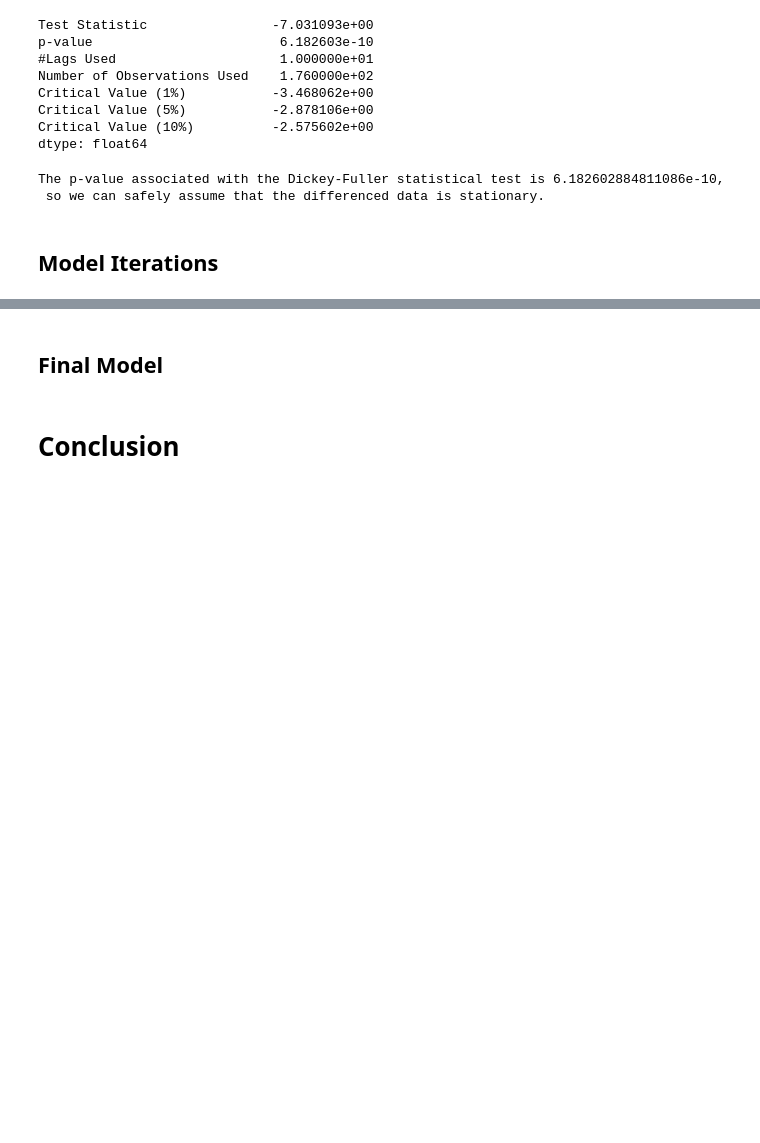
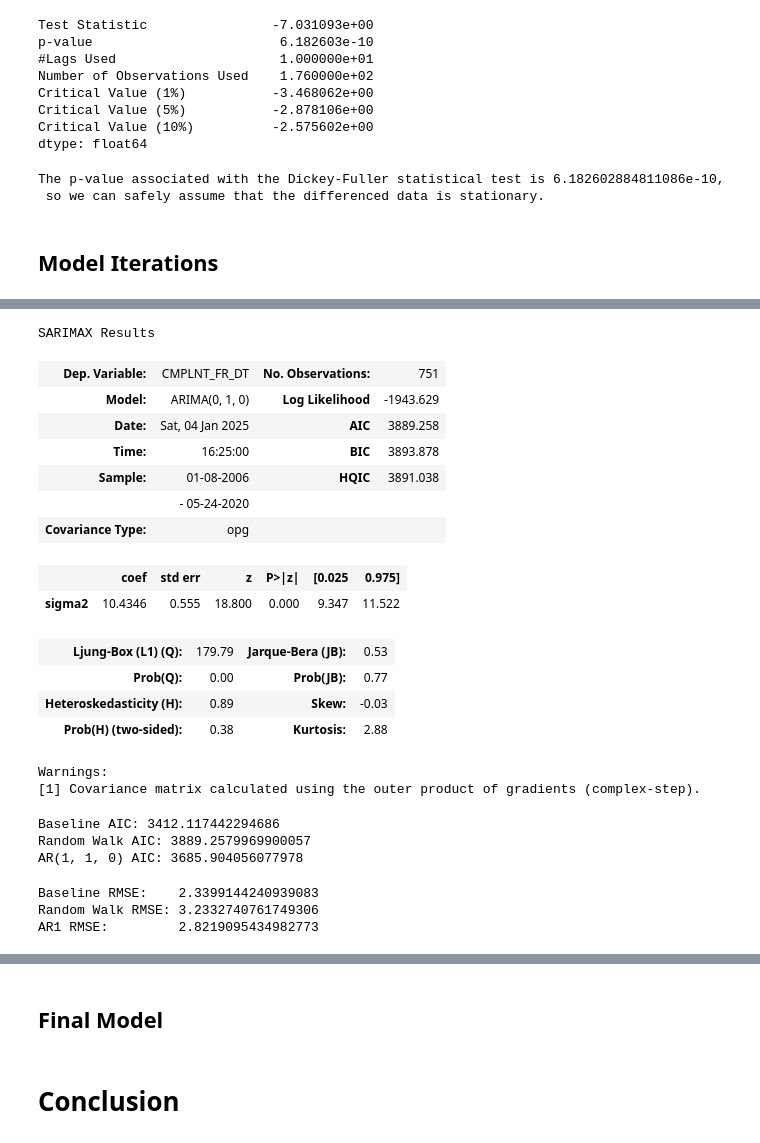
Before and after one commit to scarlettvalentin/nypd_crime, a Jupyter notebook: notebook.ipynb, the cells around one changed output, grey strips where cells are left out. Cells and saved outputs as stored; diff of their text form; code cells hidden in the pictures; blank space fills up the shorter version.

```diff
--- a/notebook.ipynb
+++ b/notebook.ipynb
@@ -779,0 +823,21 @@ The p-value associated with the Dickey-Fuller statistical test is 6.182602884811
+# %%
+# Random walk
+random_walk_model = ARIMA(train, order=(0, 1, 0)).fit()
+random_walk_model.summary()
+# %% [output]
+SARIMAX Results
+| Dep. Variable: | CMPLNT_FR_DT | No. Observations: | 751 |
+| Model: | ARIMA(0, 1, 0) | Log Likelihood | -1943.629 |
+| Date: | Sat, 04 Jan 2025 | AIC | 3889.258 |
+| Time: | 16:25:00 | BIC | 3893.878 |
+| Sample: | 01-08-2006 | HQIC | 3891.038 |
+|  | - 05-24-2020 |  |  |
+| Covariance Type: | opg |  |  |
+|  | coef | std err | z | P>|z| | [0.025 | 0.975] |
+| sigma2 | 10.4346 | 0.555 | 18.800 | 0.000 | 9.347 | 11.522 |
+| Ljung-Box (L1) (Q): | 179.79 | Jarque-Bera (JB): | 0.53 |
+| Prob(Q): | 0.00 | Prob(JB): | 0.77 |
+| Heteroskedasticity (H): | 0.89 | Skew: | -0.03 |
+| Prob(H) (two-sided): | 0.38 | Kurtosis: | 2.88 |
+Warnings:
+[1] Covariance matrix calculated using the outer product of gradients (complex-step).
@@ -779,0 +849,8 @@ The p-value associated with the Dickey-Fuller statistical test is 6.182602884811
+# %%
+print(f'Baseline AIC: {baseline.aic}')
+print(f'Random Walk AIC: {random_walk_model.aic}')
+print(f'AR(1, 1, 0) AIC: {ar_1.aic}' )
+# %% [output]
+Baseline AIC: 3412.117442294686
+Random Walk AIC: 3889.2579969900057
+AR(1, 1, 0) AIC: 3685.904056077978
@@ -779,0 +863,8 @@ The p-value associated with the Dickey-Fuller statistical test is 6.182602884811
+# %%
+print(f'Baseline RMSE:    {bl_rmse}')
+print(f'Random Walk RMSE: {rw_rmse}')
+print(f'AR1 RMSE:         {ar1_rmse}')
+# %% [output]
+Baseline RMSE:    2.3399144240939083
+Random Walk RMSE: 3.2332740761749306
+AR1 RMSE:         2.8219095434982773
```
Also changed, not shown: parts of 13 cells of this notebook.
